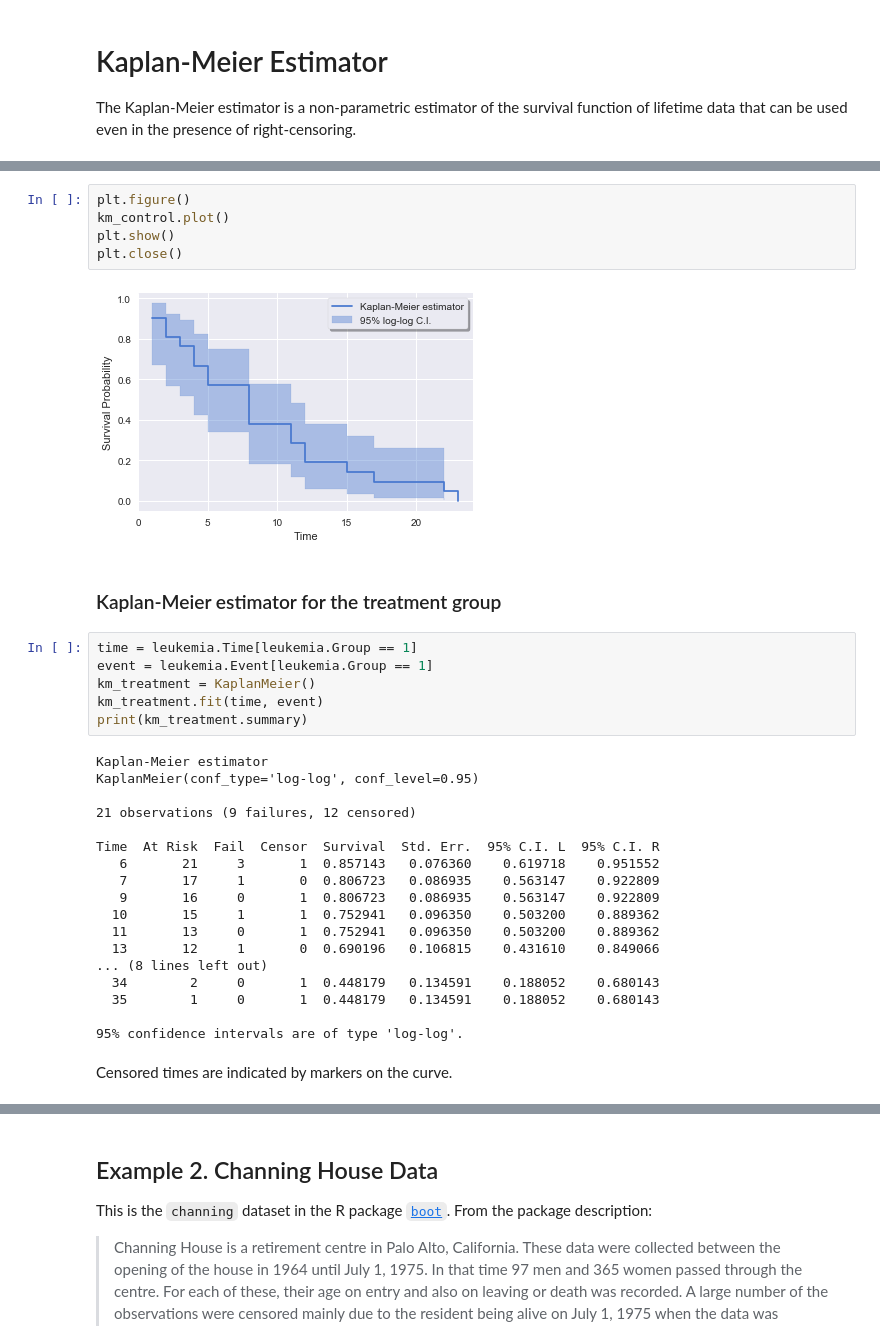
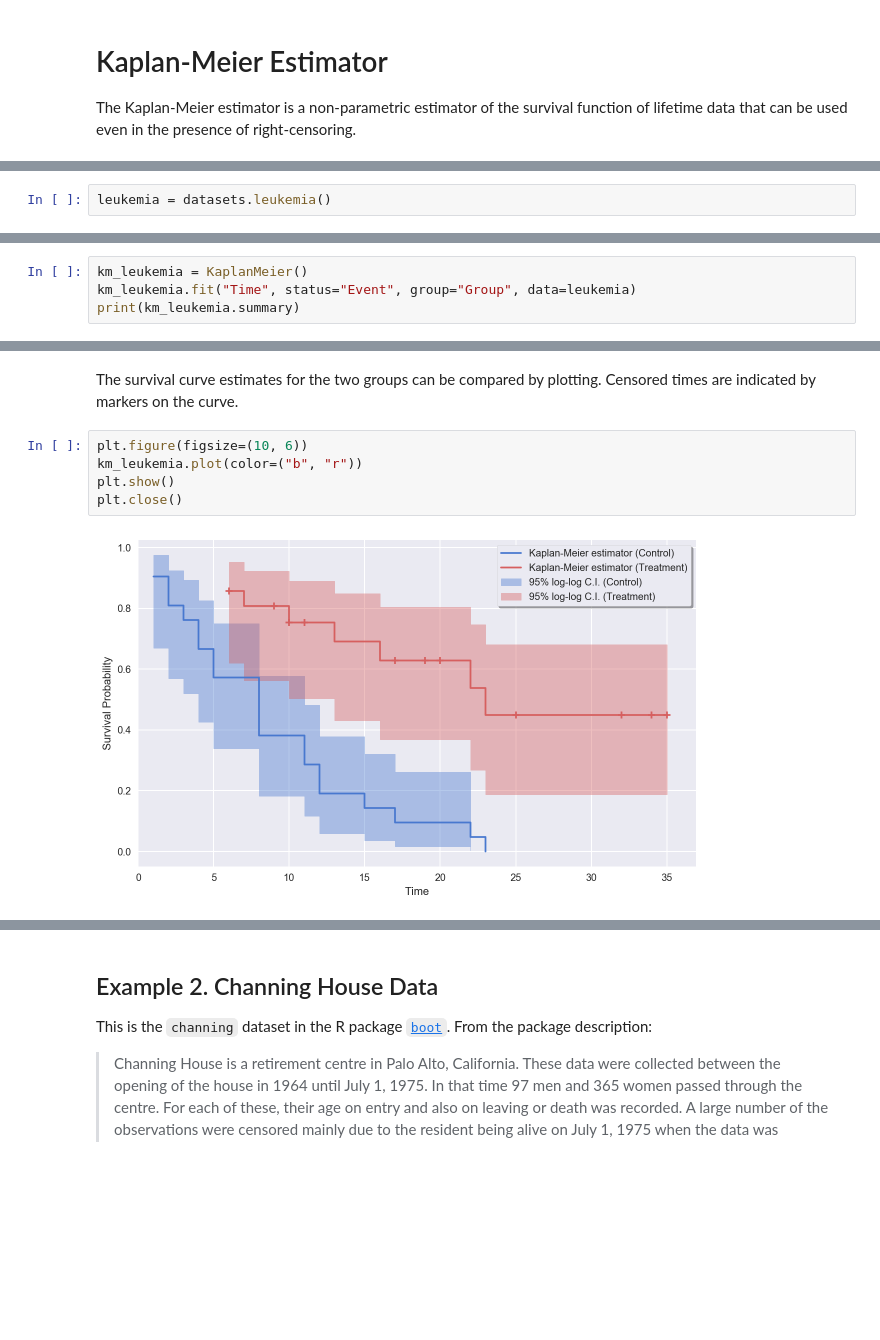
Before and after one commit to artemmavrin/survive, a Jupyter notebook: examples/Kaplan-Meier Estimator.ipynb, the cells around one changed output, grey strips where cells are left out. Drawn from its saved outputs; the diff is of its cells as text; blank space fills up the shorter version.

```diff
--- a/examples/Kaplan-Meier Estimator.ipynb
+++ b/examples/Kaplan-Meier Estimator.ipynb
@@ -46,0 +18,2 @@ Time  At Risk  Fail  Censor  Survival  Std. Err.  95% C.I. L  95% C.I. R
+# %%
+leukemia = datasets.leukemia()
@@ -46,0 +22,4 @@ Time  At Risk  Fail  Censor  Survival  Std. Err.  95% C.I. L  95% C.I. R
+# %%
+km_leukemia = KaplanMeier()
+km_leukemia.fit("Time", status="Event", group="Group", data=leukemia)
+print(km_leukemia.summary)
@@ -47,35 +44,10 @@ Time  At Risk  Fail  Censor  Survival  Std. Err.  95% C.I. L  95% C.I. R
+# %% [markdown]
+The survival curve estimates for the two groups can be compared by plotting.
+Censored times are indicated by markers on the curve.
 # %%
-plt.figure()
-km_control.plot()
+plt.figure(figsize=(10, 6))
+km_leukemia.plot(color=("b", "r"))
 plt.show()
 plt.close()
 # %% [output]
-[figure, old version]
+[figure, new version]
-# %% [markdown]
-### Kaplan-Meier estimator for the treatment group
-# %%
-time = leukemia.Time[leukemia.Group == 1]
-event = leukemia.Event[leukemia.Group == 1]
-km_treatment = KaplanMeier()
-km_treatment.fit(time, event)
-print(km_treatment.summary)
-# %% [output]
-Kaplan-Meier estimator
-KaplanMeier(conf_type='log-log', conf_level=0.95)
-
-21 observations (9 failures, 12 censored)
-
-Time  At Risk  Fail  Censor  Survival  Std. Err.  95% C.I. L  95% C.I. R
-   6       21     3       1  0.857143   0.076360    0.619718    0.951552
-   7       17     1       0  0.806723   0.086935    0.563147    0.922809
-   9       16     0       1  0.806723   0.086935    0.563147    0.922809
-  10       15     1       1  0.752941   0.096350    0.503200    0.889362
-  11       13     0       1  0.752941   0.096350    0.503200    0.889362
-  13       12     1       0  0.690196   0.106815    0.431610    0.849066
-... (8 lines left out)
-  34        2     0       1  0.448179   0.134591    0.188052    0.680143
-  35        1     0       1  0.448179   0.134591    0.188052    0.680143
-
-95% confidence intervals are of type 'log-log'.
-# %% [markdown]
-Censored times are indicated by markers on the curve.
```
Also changed, not shown: parts of 24 cells of this notebook, 3 other files.
